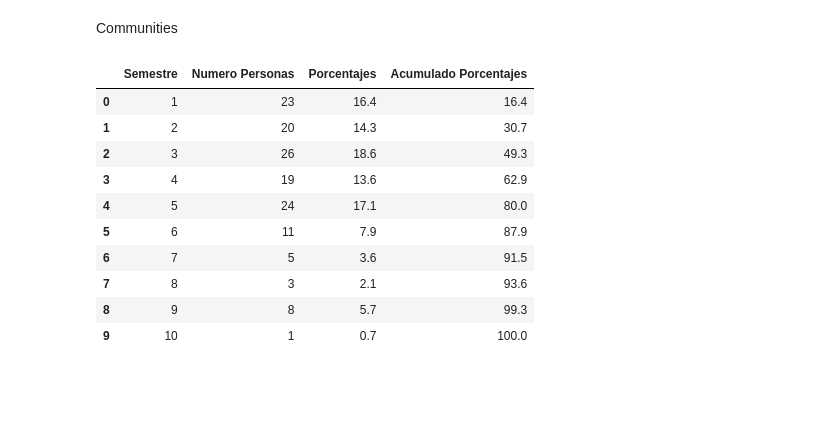
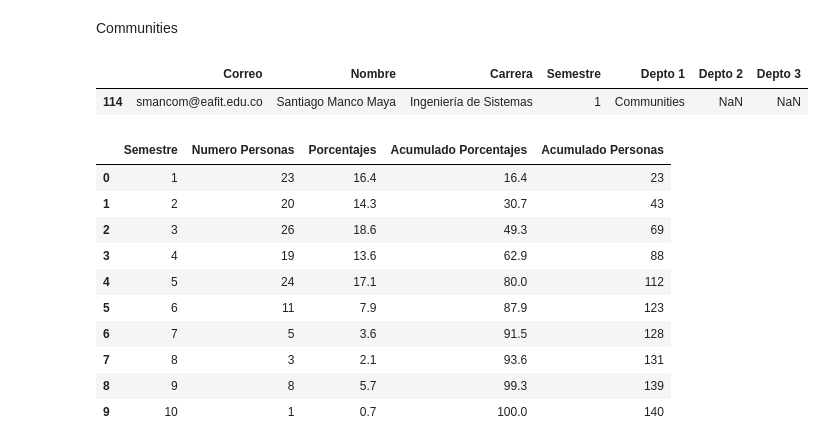
Before and after one commit to spuertaf/NOVAit, a Jupyter notebook: codigo/vtg.ipynb, the cells around one changed output. Drawn from its saved outputs; the diff is of its cells as text; code cells hidden in the pictures; blank space fills up the shorter version.

Commit message:
termino analisis de datos vtg (vive tus grupos)

```diff
--- a/codigo/vtg.ipynb
+++ b/codigo/vtg.ipynb
@@ -7,7 +7,7 @@ import pandas as pd
 import numpy as np
 # %%
 #lectura de excel
-vtg = pd.read_excel("C:\\Users\\puert\\OneDrive\\Escritorio\\NOVAtos-20231\\datos\\vtg.xlsx")
+vtg = pd.read_excel("C:\\Users\\puert\\OneDrive\\Escritorio\\NOVAtos-20231\\datos\\crudo\\vtg.xlsx")
 # %%
 vtg.sample(1)
 # %% [output]
@@ -119,10 +119,38 @@ vtg.to_csv("C:\\Users\\puert\\OneDrive\\Escritorio\\NOVAtos-20231\\datos\\vtg.xl
 # %% [markdown]
 ### Analizando la informacion
+# %%
+def obtener_porcentajes(dataframe:pd.DataFrame, columna: str, sort:str=None) -> pd.DataFrame:
+    assert columna in dataframe.columns, f"{columna} no es una columna del dataframe"
+    porcentajes = dataframe[columna].value_counts().sort_index().to_frame()
+    porcentajes = porcentajes.reset_index()
+    porcentajes.columns = ["Semestre", "Numero Personas"]
+    if sort is not None:
+        porcentajes = porcentajes.sort_values(by=sort, ascending=False)
+    porcentajes["Porcentajes"] = round((porcentajes["Numero Personas"] / sum(porcentajes["Numero Personas"])),3)*100
+    porcentajes["Acumulado Porcentajes"] = porcentajes["Porcentajes"].cumsum()
+    return porcentajes
 # %% [markdown]
 Communities
 # %%
 communities = vtg[(vtg["Depto 1"] == "Communities") | (vtg["Depto 2"] == "Communities")]
+# %%
+communities.sample(1)
+# %% [output]
+|  | Correo | Nombre | Carrera | Semestre | Depto 1 | Depto 2 | Depto 3 |
+| 114 | smancom@eafit.edu.co | Santiago Manco Maya | Ingeniería de Sistemas | 1 | Communities | NaN | NaN |
 # %%
-semestres = communities["Semestre"].value_counts().sort_index().to_frame()
-semestres = semestres.reset_index()
-semestres.columns = ["Semestre", "Numero Personas"]
+semestres = obtener_porcentajes(communities, "Semestre")
+semestres["Acumulado Personas"] = semestres["Numero Personas"].cumsum() #saco acumulado de personas
+semestres
+# %% [output]
+|  | Semestre | Numero Personas | Porcentajes | Acumulado Porcentajes | Acumulado Personas |
+| 0 | 1 | 23 | 16.4 | 16.4 | 23 |
+| 1 | 2 | 20 | 14.3 | 30.7 | 43 |
+| 2 | 3 | 26 | 18.6 | 49.3 | 69 |
+| 3 | 4 | 19 | 13.6 | 62.9 | 88 |
+| 4 | 5 | 24 | 17.1 | 80.0 | 112 |
+| 5 | 6 | 11 | 7.9 | 87.9 | 123 |
+| 6 | 7 | 5 | 3.6 | 91.5 | 128 |
+| 7 | 8 | 3 | 2.1 | 93.6 | 131 |
+| 8 | 9 | 8 | 5.7 | 99.3 | 139 |
+| 9 | 10 | 1 | 0.7 | 100.0 | 140 |
@@ -132,14 +156,0 @@ semestres["Acumulado Porcentajes"] = semestres["Porcentajes"].cumsum()
-# %%
-semestres
-# %% [output]
-|  | Semestre | Numero Personas | Porcentajes | Acumulado Porcentajes |
-| 0 | 1 | 23 | 16.4 | 16.4 |
-| 1 | 2 | 20 | 14.3 | 30.7 |
-| 2 | 3 | 26 | 18.6 | 49.3 |
-| 3 | 4 | 19 | 13.6 | 62.9 |
-| 4 | 5 | 24 | 17.1 | 80.0 |
-| 5 | 6 | 11 | 7.9 | 87.9 |
-| 6 | 7 | 5 | 3.6 | 91.5 |
-| 7 | 8 | 3 | 2.1 | 93.6 |
-| 8 | 9 | 8 | 5.7 | 99.3 |
-| 9 | 10 | 1 | 0.7 | 100.0 |
```
Also changed, not shown: parts of 15 cells of this notebook.
